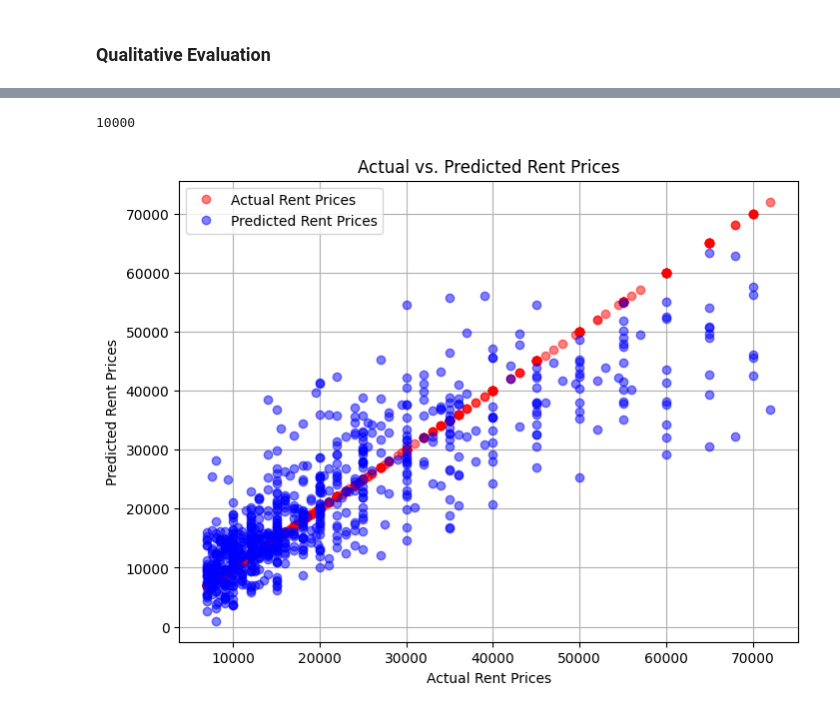
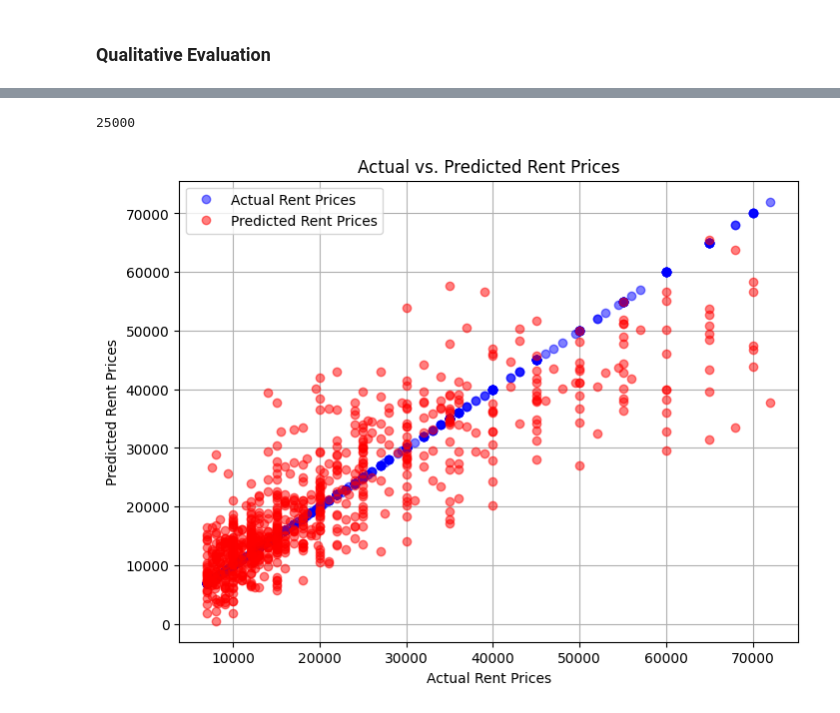
Before and after one commit to spadrejuan/CSELEC2C-LabExer1, a Jupyter notebook: Padrejuan - Lab Exercise 1 - Source Code.ipynb, the cells around one changed output, grey strips where cells are left out. Saved outputs shown, nothing was run; the diff lists cells and outputs as text; code cells hidden in the pictures.

```diff
--- a/Padrejuan - Lab Exercise 1 - Source Code.ipynb
+++ b/Padrejuan - Lab Exercise 1 - Source Code.ipynb
@@ -479,5 +495,5 @@ classified_size
 # %%
-final_data = classified_size.drop(columns=['Posted On']) # drop this since it does not give information
+final_data = density_count.drop(columns=['Posted On']) # drop this since it does not give information
 final_data # this will now be the final dataset for the model
 # %% [output]
 |  | BHK | Rent | Size | Area Type | Area Locality | City | Furnishing Status | Tenant Preferred | ... |
@@ -511,6 +527,8 @@ def one_label_encode(data, column):
 final_data = one_hot_encode(final_data, 'Area Type')
 final_data = one_hot_encode(final_data, 'Area Locality')
 final_data = one_hot_encode(final_data, 'City')
+#final_data = final_data.drop(columns=['Area Type', 'Area Locality', 'City'])
+final_data = one_hot_encode(final_data, 'Location')
 final_data = one_hot_encode(final_data, 'Furnishing Status')
 final_data = one_hot_encode(final_data, 'Tenant Preferred')
 final_data = one_hot_encode(final_data, 'Point of Contact')
@@ -543,35 +561,26 @@ X_train, X_test, y_train, y_test = train_test_split(X, y, test_size= 0.2, random
 # %% [markdown]
 ## Standardize the Values
 # %%
-from sklearn.preprocessing import StandardScaler
-sc = StandardScaler()
+from sklearn.preprocessing import MinMaxScaler
+sc = MinMaxScaler()
 X_train = sc.fit_transform(X_train)
 X_test = sc.transform(X_test)
 # %% [markdown]
 ## Regularization: Get the Optimal Alpha Value
 # %%
 from sklearn.model_selection import GridSearchCV
-from sklearn.linear_model import Lasso
+from sklearn.linear_model import Lasso, Ridge
 from sklearn.preprocessing import StandardScaler
 from sklearn.pipeline import Pipeline
-
-def find_best_alpha(X_train, y_train, alphas):
-    """
-    Find the best value of alpha for Lasso Regression using cross-validation.
-
-    Parameters:
-    - X_train: Training features
-    - y_train: Training target variable
-    - alphas: List of alpha values to test
-
-    Returns:
-    - best_alpha: Optimal value of alpha
-    """
+def find_best_alpha(X_train, y_train, alpha_range=(-3, 3), num_alphas=10):
     # Create a pipeline with StandardScaler and Lasso Regression
     pipeline = Pipeline([
-        ('scaler', StandardScaler()),
+        ('scaler', MinMaxScaler()),
         ('lasso', Lasso())
     ])
+
+    # Generate alpha values dynamically
+    alphas = np.logspace(alpha_range[0], alpha_range[1], num=num_alphas)
 
     # Define parameter grid with alpha values
     param_grid = {
@@ -589,7 +598,6 @@ def find_best_alpha(X_train, y_train, alphas):
 
     return best_alpha
 
-alphas = [0.001, 0.01, 0.1, 1, 10, 100, 1000, 10000]  # List of alpha values to test
-best_alpha = find_best_alpha(X_train, y_train, alphas)
+best_alpha = find_best_alpha(X_train, y_train)
 print("Best Alpha:", best_alpha)
 # %% [output]
@@ -653,18 +661,18 @@ model_rent_forecast
 # %%
-y.iloc[0]
+y.iloc[9]
 # %% [output]
-10000
+25000
 # %%
 plt.figure(figsize=(8,6))
-plt.plot(y_test, y_test, 'o', alpha=0.5, color='red', label='Actual Rent Prices')
-plt.plot(y_test, y_preds, 'o', alpha=0.5, color='blue', label='Predicted Rent Prices')
+plt.plot(y_test, y_test, 'o', alpha=0.5, color='blue', label='Actual Rent Prices')
+plt.plot(y_test, y_preds, 'o', alpha=0.5, color='red', label='Predicted Rent Prices')
 
 plt.title("Actual vs. Predicted Rent Prices")
 plt.xlabel("Actual Rent Prices")
 plt.ylabel("Predicted Rent Prices")
 
 plt.legend()
 plt.grid(True)
 plt.show()
 # %% [output]
-[figure, old version]
+[figure, new version]
```
Also changed, not shown: parts of 22 cells of this notebook.
